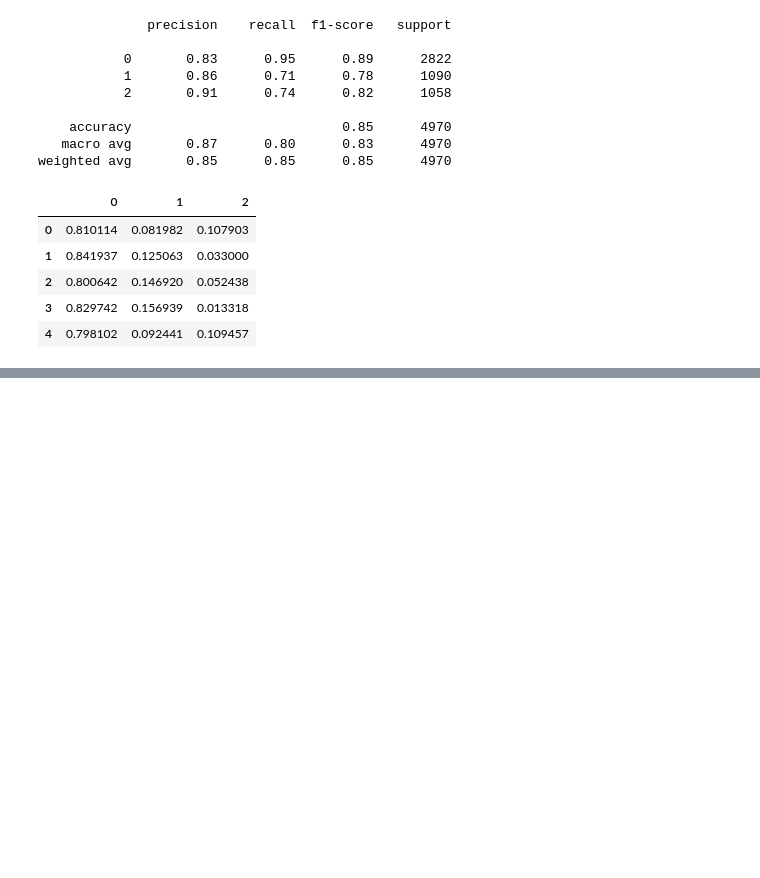
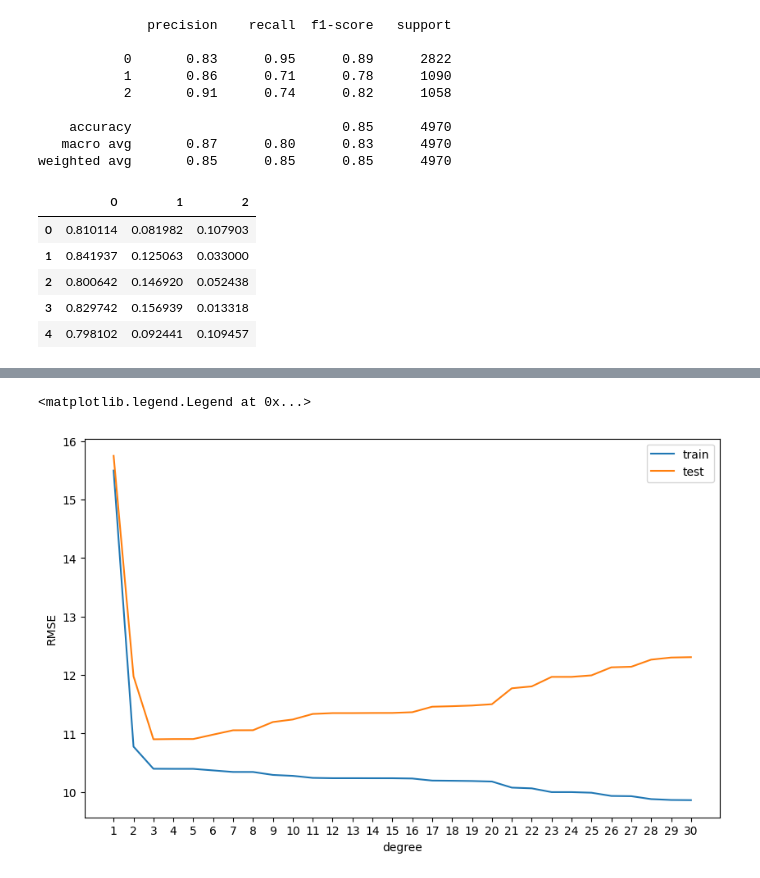
Before and after one commit to Mukhammadkodir27/Advanced_Python, a Jupyter notebook: Machine_Learning/Machine-Learning2.ipynb, the cells around one changed output, grey strips where cells are left out. Cells and saved outputs as stored; diff of their text form; code cells hidden in the pictures; blank space fills up the shorter version.

```diff
--- a/Machine_Learning/Machine-Learning2.ipynb
+++ b/Machine_Learning/Machine-Learning2.ipynb
@@ -400,0 +473,30 @@ cards_fitted_probs_df.head()
+# %%
+# now we will estimate polynomial regression models of different degrees from 1 to 30
+# and compare their RMSE both on the training and test data
+
+degrees = np.arange(1, 31)
+
+# create a list to store results (more efficient than appending to DataFrame in loop)
+results_list = []
+
+for degree in degrees:
+    # create a polynomial regression model
+    model = np.polyfit(data1['x'], data1['y'], degree)
+
+    # make predictions - the values of x are the same for both training and test data
+    y_pred = np.polyval(model, data1['x'])
+
+    rmse_train = np.sqrt(mean_squared_error(data1['y'], y_pred))
+    rmse_test = np.sqrt(mean_squared_error(data1_test['y'], y_pred))
+
+    # append results as a dictionary
+    results_list.append(
+        {'degree': degree,
+        'rmse_train': rmse_train,
+        'rmse_test': rmse_test}
+    )
+
+# convert the list to a DataFrame after the loop (efficient)
+results = pd.DataFrame(results_list)
+
+results.tail()
@@ -400,0 +510,13 @@ cards_fitted_probs_df.head()
+# %%
+plt.figure(figsize=(10, 6))
+plt.plot(results['degree'], results['rmse_train'], label = 'train')
+plt.plot(results['degree'], results['rmse_test'], label = 'test')
+plt.xticks(results['degree'])
+plt.xlabel('degree')
+plt.ylabel('RMSE')
+plt.legend()
+
+# clear overfitting for large degrees
+# %% [output]
+<matplotlib.legend.Legend at 0x...>
+[figure, added]
```
Also changed, not shown: parts of 29 cells of this notebook.
